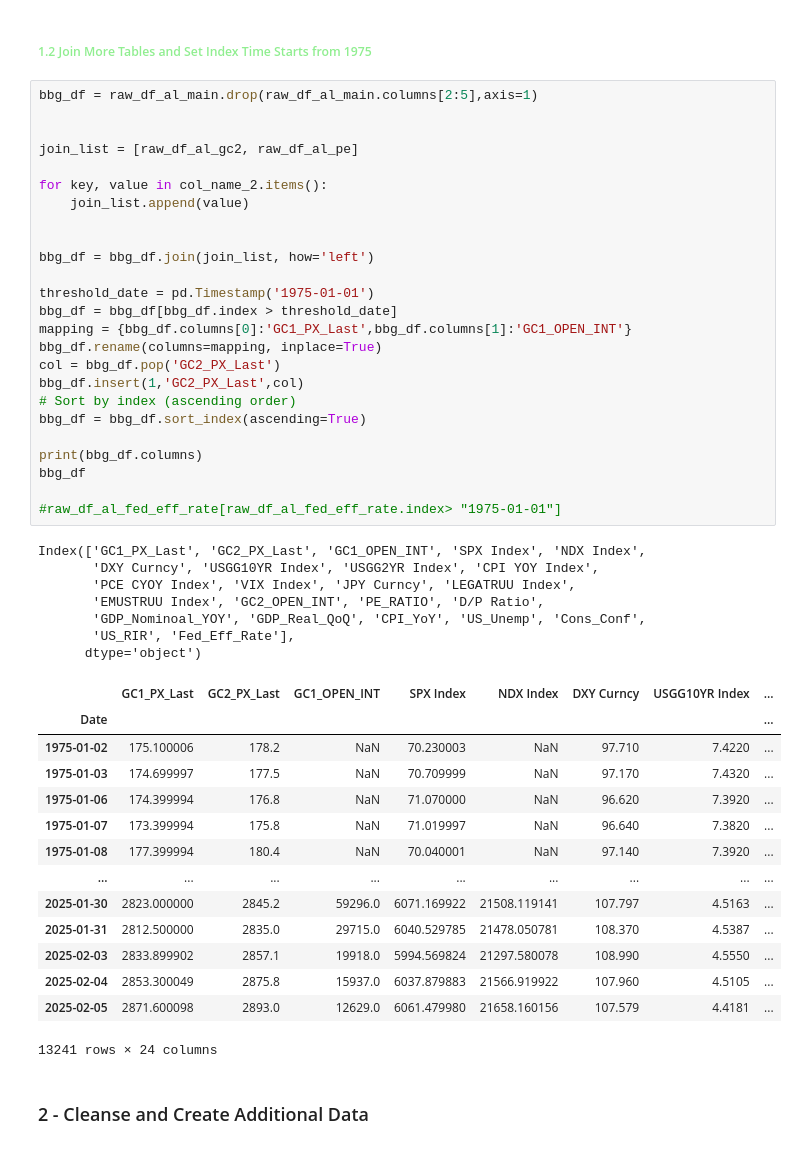
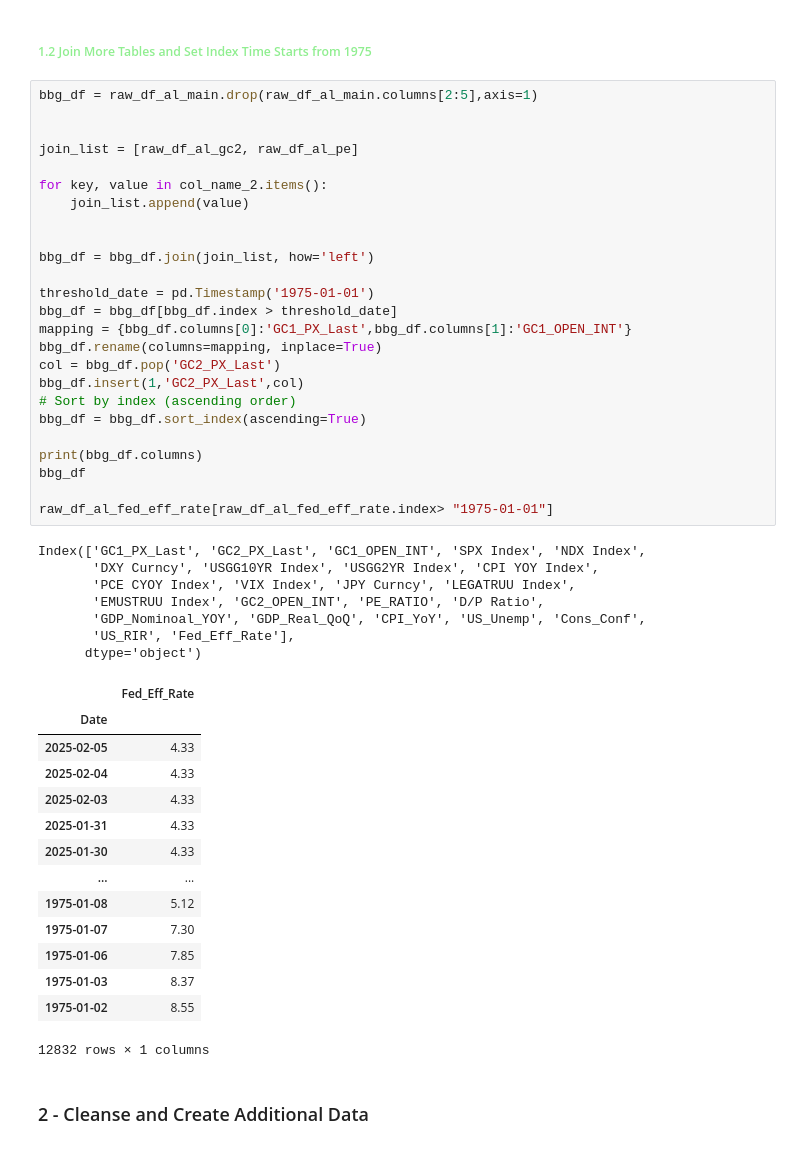
Before and after one commit to alphagoal/Proj_1_gold_futures_ML, a Jupyter notebook: gold_futures_data.ipynb, the cells around one changed output. Cells and saved outputs as stored; diff of their text form.

```diff
--- a/gold_futures_data.ipynb
+++ b/gold_futures_data.ipynb
@@ -158,48 +158,48 @@ bbg_df = raw_df_al_main.drop(raw_df_al_main.columns[2:5],axis=1)
 
 
 join_list = [raw_df_al_gc2, raw_df_al_pe]
 
 for key, value in col_name_2.items():
     join_list.append(value)
 
 
 bbg_df = bbg_df.join(join_list, how='left')
 
 threshold_date = pd.Timestamp('1975-01-01')
 bbg_df = bbg_df[bbg_df.index > threshold_date]
 mapping = {bbg_df.columns[0]:'GC1_PX_Last',bbg_df.columns[1]:'GC1_OPEN_INT'}
 bbg_df.rename(columns=mapping, inplace=True)
 col = bbg_df.pop('GC2_PX_Last')
 bbg_df.insert(1,'GC2_PX_Last',col)
 # Sort by index (ascending order)
 bbg_df = bbg_df.sort_index(ascending=True)
 
 print(bbg_df.columns)
 bbg_df
 
-#raw_df_al_fed_eff_rate[raw_df_al_fed_eff_rate.index> "1975-01-01"]
+raw_df_al_fed_eff_rate[raw_df_al_fed_eff_rate.index> "1975-01-01"]
 # %% [output]
 Index(['GC1_PX_Last', 'GC2_PX_Last', 'GC1_OPEN_INT', 'SPX Index', 'NDX Index',
        'DXY Curncy', 'USGG10YR Index', 'USGG2YR Index', 'CPI YOY Index',
        'PCE CYOY Index', 'VIX Index', 'JPY Curncy', 'LEGATRUU Index',
        'EMUSTRUU Index', 'GC2_OPEN_INT', 'PE_RATIO', 'D/P Ratio',
        'GDP_Nominoal_YOY', 'GDP_Real_QoQ', 'CPI_YoY', 'US_Unemp', 'Cons_Conf',
        'US_RIR', 'Fed_Eff_Rate'],
       dtype='object')
-|  | GC1_PX_Last | GC2_PX_Last | GC1_OPEN_INT | SPX Index | NDX Index | DXY Curncy | USGG10YR Index | ... |
-| Date |  |  |  |  |  |  |  | ... |
-| 1975-01-02 | 175.100006 | 178.2 | NaN | 70.230003 | NaN | 97.710 | 7.4220 | ... |
-| 1975-01-03 | 174.699997 | 177.5 | NaN | 70.709999 | NaN | 97.170 | 7.4320 | ... |
-| 1975-01-06 | 174.399994 | 176.8 | NaN | 71.070000 | NaN | 96.620 | 7.3920 | ... |
-| 1975-01-07 | 173.399994 | 175.8 | NaN | 71.019997 | NaN | 96.640 | 7.3820 | ... |
-| 1975-01-08 | 177.399994 | 180.4 | NaN | 70.040001 | NaN | 97.140 | 7.3920 | ... |
-| ... | ... | ... | ... | ... | ... | ... | ... | ... |
-| 2025-01-30 | 2823.000000 | 2845.2 | 59296.0 | 6071.169922 | 21508.119141 | 107.797 | 4.5163 | ... |
-| 2025-01-31 | 2812.500000 | 2835.0 | 29715.0 | 6040.529785 | 21478.050781 | 108.370 | 4.5387 | ... |
-| 2025-02-03 | 2833.899902 | 2857.1 | 19918.0 | 5994.569824 | 21297.580078 | 108.990 | 4.5550 | ... |
-| 2025-02-04 | 2853.300049 | 2875.8 | 15937.0 | 6037.879883 | 21566.919922 | 107.960 | 4.5105 | ... |
-| 2025-02-05 | 2871.600098 | 2893.0 | 12629.0 | 6061.479980 | 21658.160156 | 107.579 | 4.4181 | ... |
+|  | Fed_Eff_Rate |
+| Date |  |
+| 2025-02-05 | 4.33 |
+| 2025-02-04 | 4.33 |
+| 2025-02-03 | 4.33 |
+| 2025-01-31 | 4.33 |
+| 2025-01-30 | 4.33 |
+| ... | ... |
+| 1975-01-08 | 5.12 |
+| 1975-01-07 | 7.30 |
+| 1975-01-06 | 7.85 |
+| 1975-01-03 | 8.37 |
+| 1975-01-02 | 8.55 |
-13241 rows × 24 columns
+12832 rows × 1 columns
 # %% [markdown]
 ### 2 - Cleanse and Create Additional Data
 # %% [markdown]
```
Also changed, not shown: parts of 84 cells of this notebook, 6 other files.
